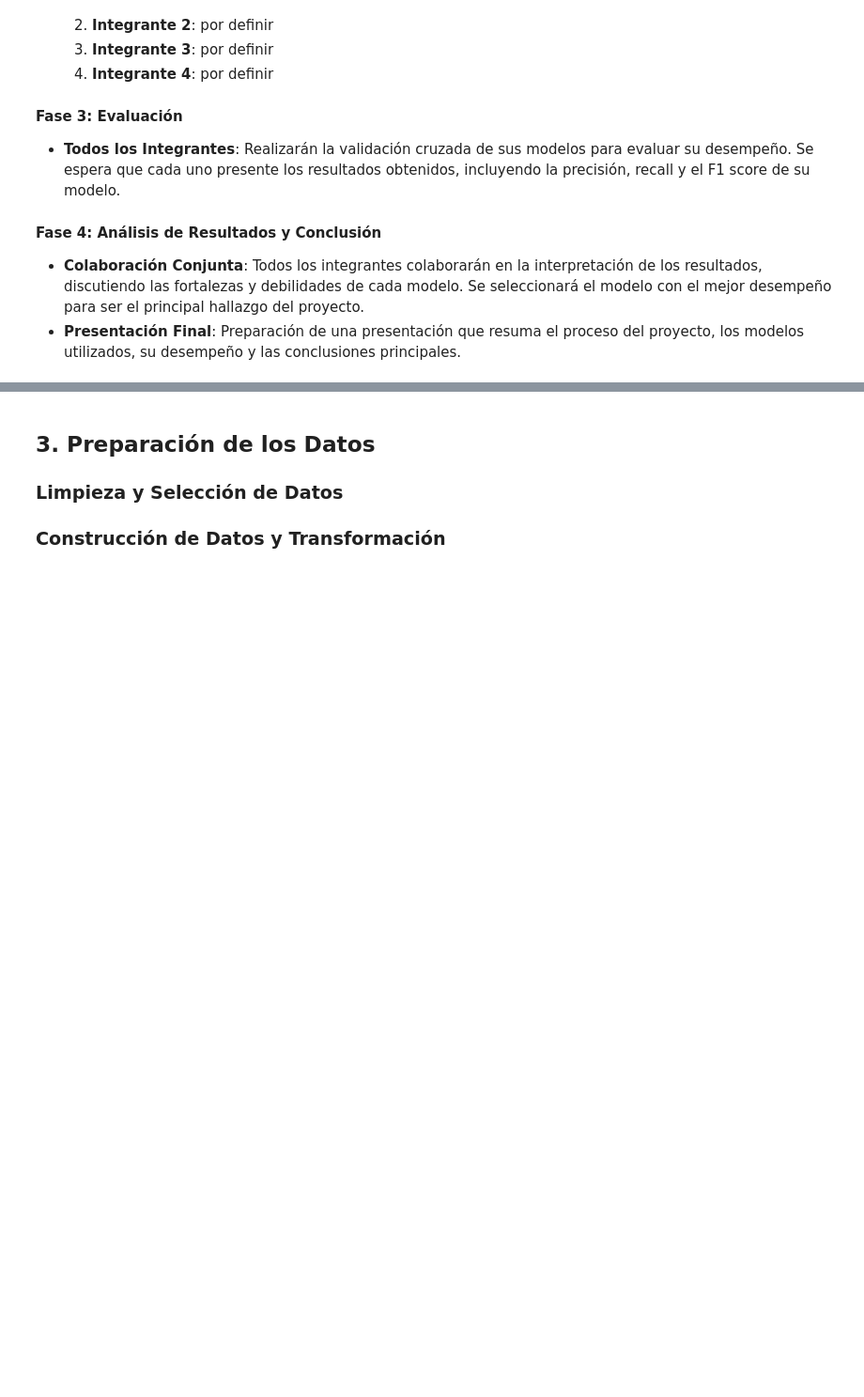
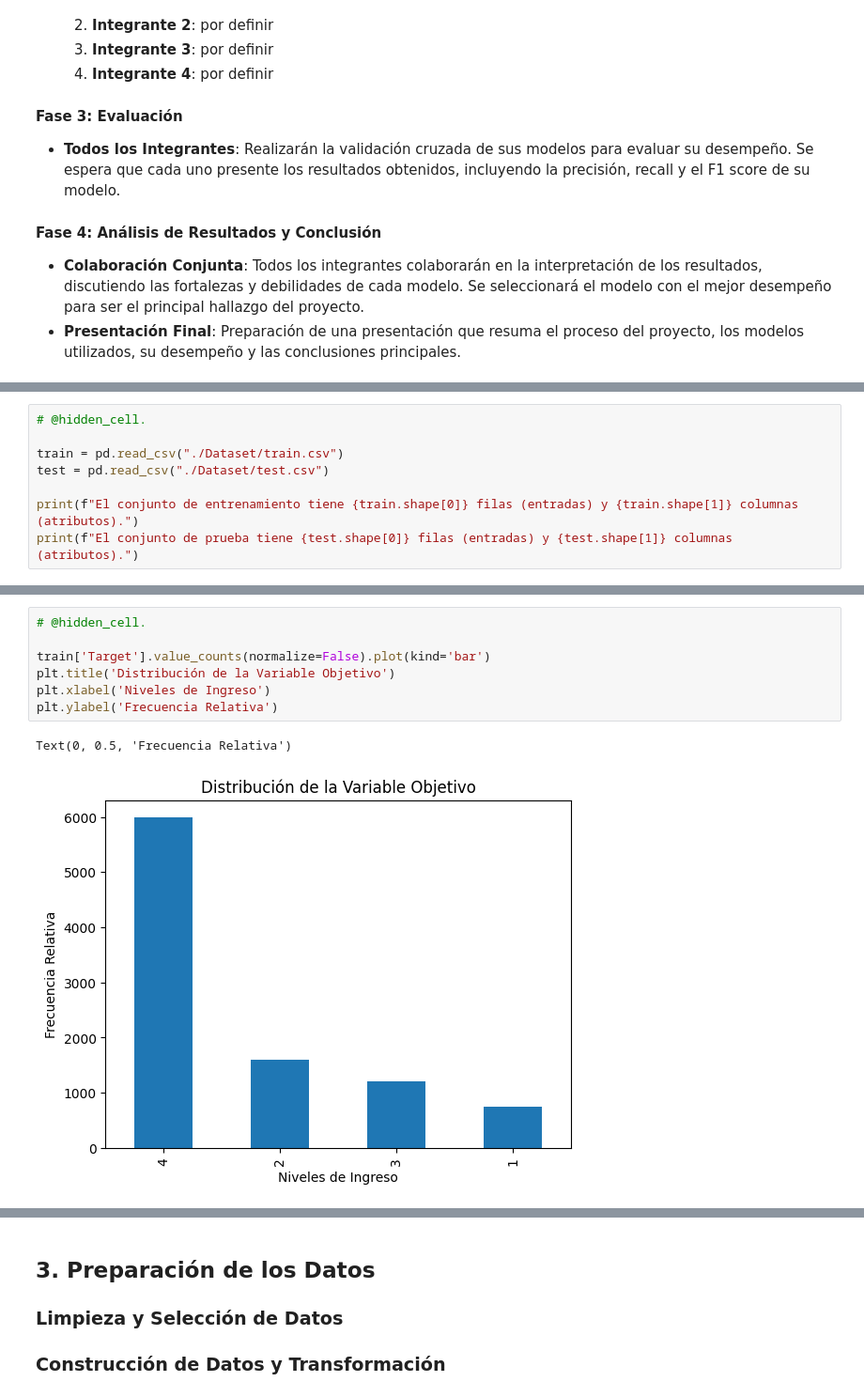
Before and after one commit to hart-venus/proyecto_ia, a Jupyter notebook: main.ipynb, the cells around one changed output, grey strips where cells are left out. Shown at 94% size. Cells and saved outputs as stored; diff of their text form; blank space fills up the shorter version.

```diff
--- a/main.ipynb
+++ b/main.ipynb
@@ -89,0 +249,8 @@ Claro, vamos a detallar la terminología y luego elaborar un plan de proyecto qu
+# %%
+# @hidden_cell.
+
+train = pd.read_csv("./Dataset/train.csv")
+test = pd.read_csv("./Dataset/test.csv")
+
+print(f"El conjunto de entrenamiento tiene {train.shape[0]} filas (entradas) y {train.shape[1]} columnas (atributos).")
+print(f"El conjunto de prueba tiene {test.shape[0]} filas (entradas) y {test.shape[1]} columnas (atributos).")
@@ -89,0 +323,10 @@ Claro, vamos a detallar la terminología y luego elaborar un plan de proyecto qu
+# %%
+# @hidden_cell.
+
+train['Target'].value_counts(normalize=False).plot(kind='bar')
+plt.title('Distribución de la Variable Objetivo')
+plt.xlabel('Niveles de Ingreso')
+plt.ylabel('Frecuencia Relativa')
+# %% [output]
+Text(0, 0.5, 'Frecuencia Relativa')
+[figure, added]
```
Also changed, not shown: parts of 20 cells of this notebook, 3 other files.
